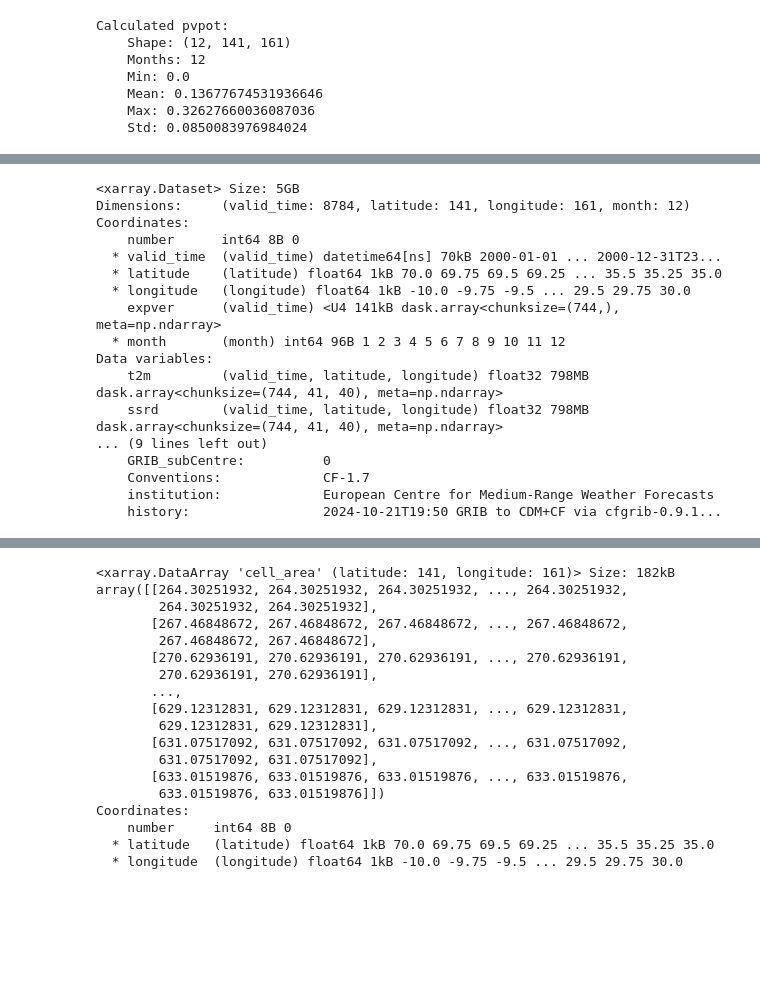
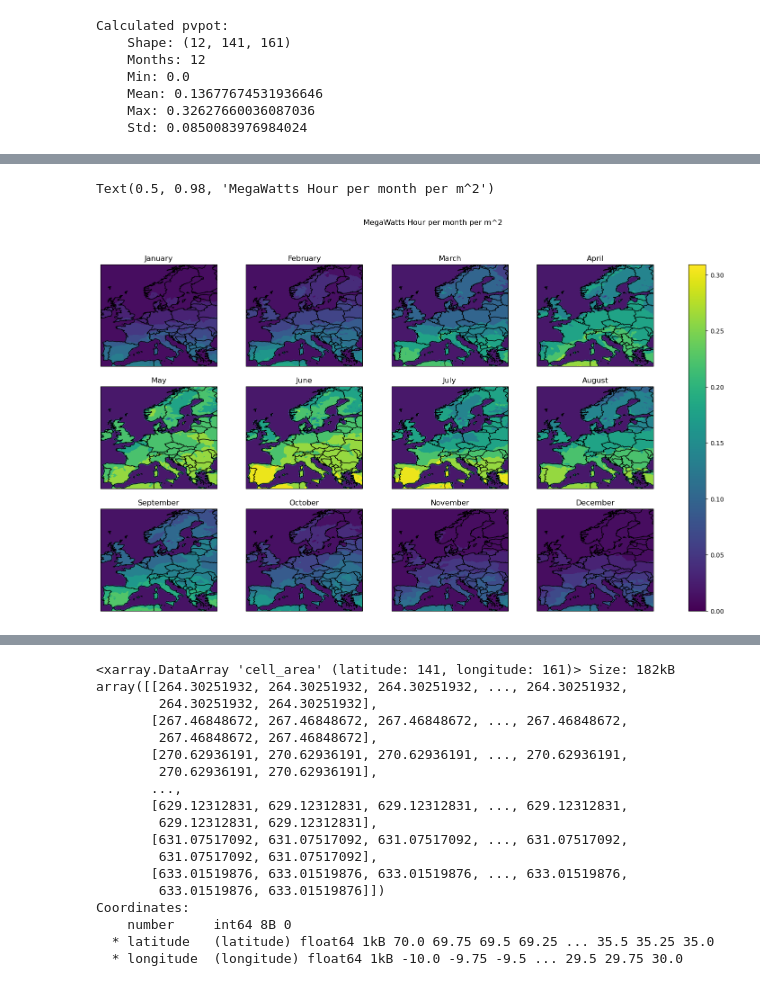
Before and after one commit to laq/msc-intro-computational-meteorology-exercises-w2024, a Jupyter notebook: projects/europeEnergy/EuroAccumulatedPvPot.ipynb, the cells around one changed output, grey strips where cells are left out. Cells and saved outputs as stored; diff of their text form; code cells hidden in the pictures; blank space fills up the shorter version.

```diff
--- a/projects/europeEnergy/EuroAccumulatedPvPot.ipynb
+++ b/projects/europeEnergy/EuroAccumulatedPvPot.ipynb
@@ -47,10 +47,15 @@ import matplotlib.pyplot as plt
 # Open dataset and filter for europe
 # range=> [) is open on the right side so +1 to remember
 ds = tools.open_dataset(months=range(1,12+1))
+
+mask = xr.open_mfdataset("/home/leonardoq88/LEHRE/msc-intro-comp-met-ex-w2024/data/era5/era5_landseamask.nc", engine="h5netcdf", chunks={"valid_time": 1e5})
+
 ds_eu = tools.filter_europe_box(ds)
 
 # Filter for Iran
 # ds_eu = ds.sel(latitude=slice(40, 24)).sel(longitude=slice(40, 62))
+# %%
+mask_eu = tools.filter_europe_box(mask)
 # %%
 ds_eu
 # %% [output]
@@ -172,3 +235,9 @@ Text(0.5, 0.98, 'MegaWatts Hour per month per m^2')
+# %%
+fg, ax = tools.plot_pvpot_per_month(mask_pvpot, 0, mask_pvpot.max())
+fg.suptitle("MegaWatts Hour per month per m^2")
+# %% [output]
+Text(0.5, 0.98, 'MegaWatts Hour per month per m^2')
+[figure, added]
 # %%
 import math
 def calculate_cell_area(lat1, lat2, lon1, lon2, radius=6371):
@@ -235,23 +304,3 @@ ds_eu['pv_pot'] = pvpot
-# %%
-ds_eu
-# %% [output]
-<xarray.Dataset> Size: 5GB
-Dimensions:     (valid_time: 8784, latitude: 141, longitude: 161, month: 12)
-Coordinates:
-    number      int64 8B 0
-  * valid_time  (valid_time) datetime64[ns] 70kB 2000-01-01 ... 2000-12-31T23...
-  * latitude    (latitude) float64 1kB 70.0 69.75 69.5 69.25 ... 35.5 35.25 35.0
-  * longitude   (longitude) float64 1kB -10.0 -9.75 -9.5 ... 29.5 29.75 30.0
-    expver      (valid_time) <U4 141kB dask.array<chunksize=(744,), meta=np.ndarray>
-  * month       (month) int64 96B 1 2 3 4 5 6 7 8 9 10 11 12
-Data variables:
-    t2m         (valid_time, latitude, longitude) float32 798MB dask.array<chunksize=(744, 41, 40), meta=np.ndarray>
-    ssrd        (valid_time, latitude, longitude) float32 798MB dask.array<chunksize=(744, 41, 40), meta=np.ndarray>
-... (9 lines left out)
-    GRIB_subCentre:          0
-    Conventions:             CF-1.7
-    institution:             European Centre for Medium-Range Weather Forecasts
-    history:                 2024-10-21T19:50 GRIB to CDM+CF via cfgrib-0.9.1...
 # %%
 # Panel rate for panels ---
 panel_rated_ouput_per_m2 = 237 # Watts
```
Also changed, not shown: parts of 30 cells of this notebook.
